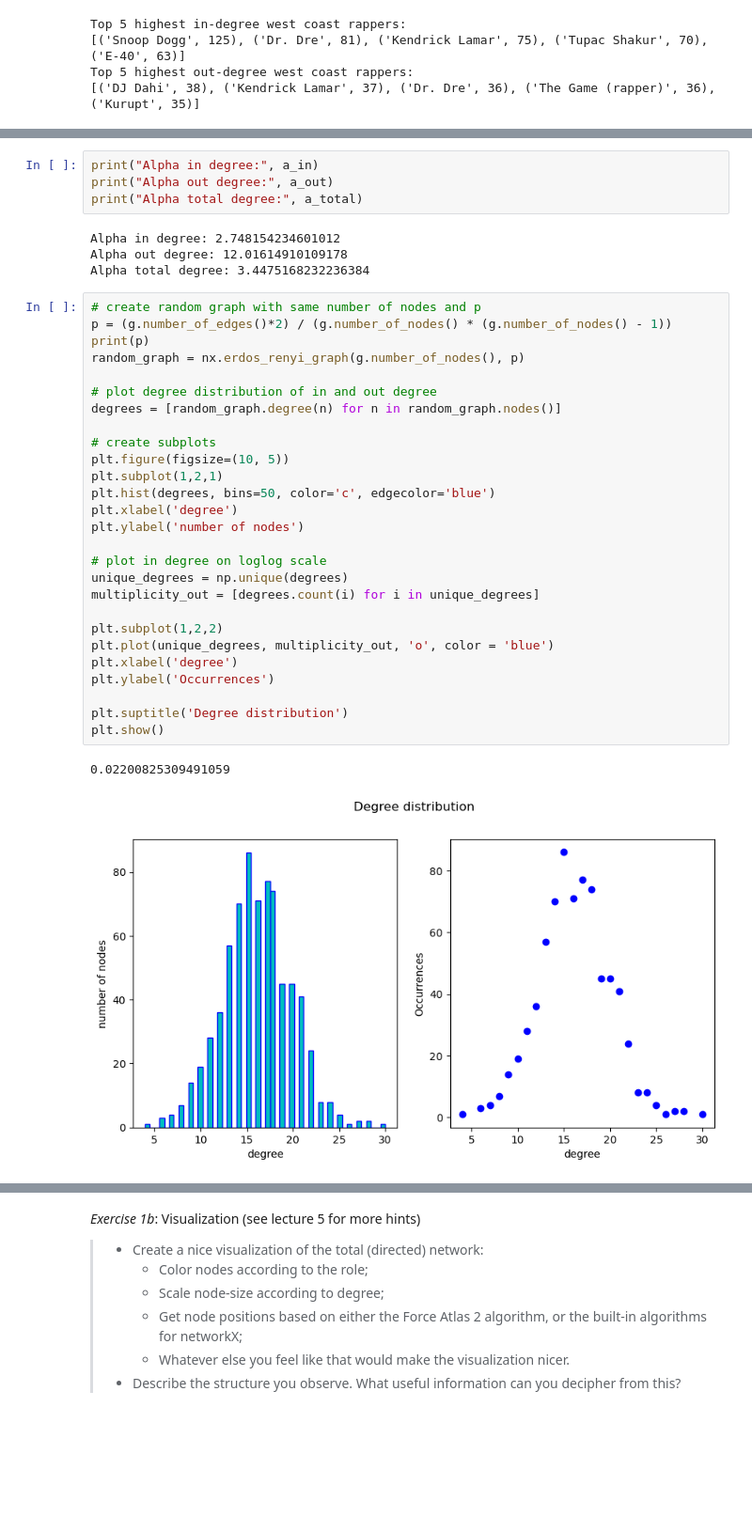
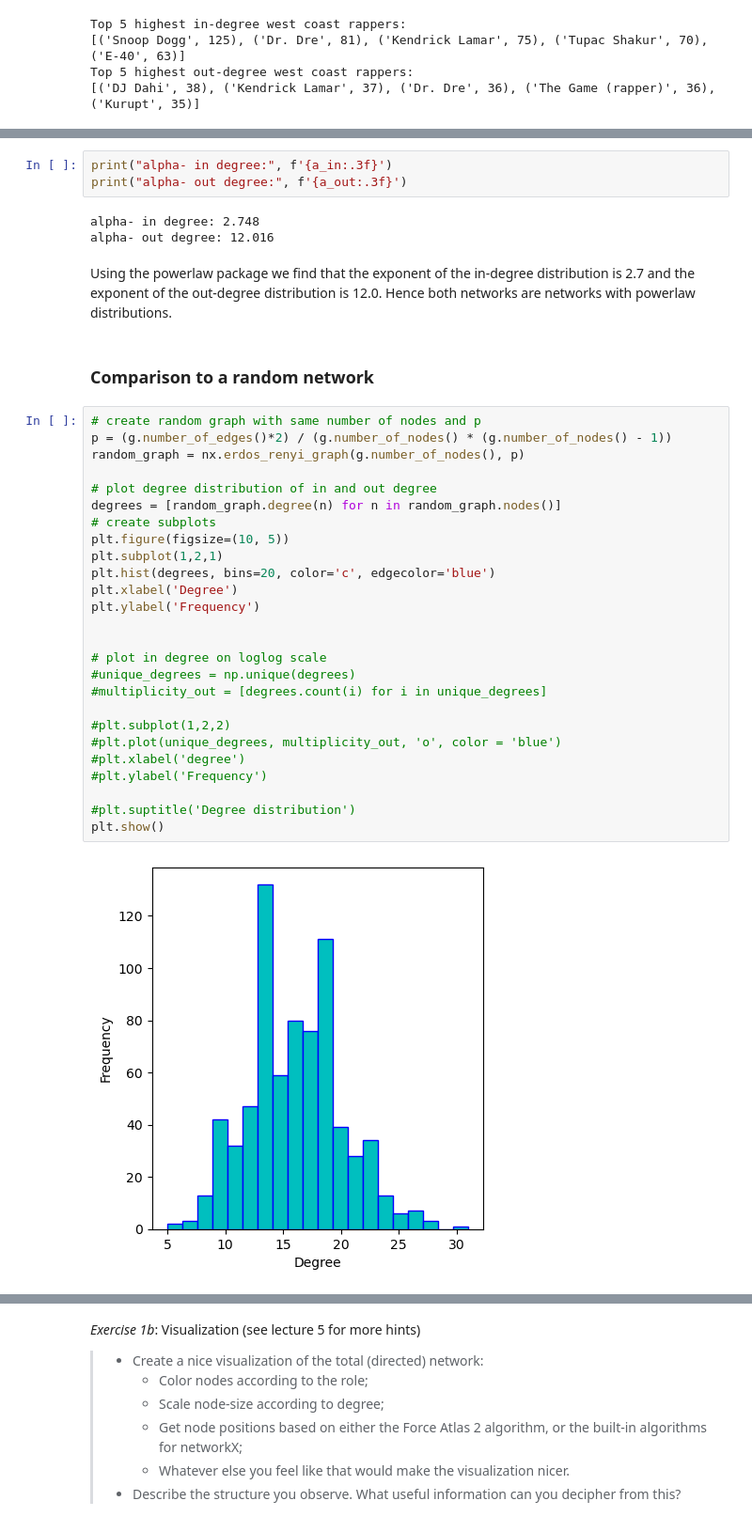
Before and after one commit to s185231/02805_SocialGraphs, a Jupyter notebook: Assignment2.ipynb, the cells around one changed output, grey strips where cells are left out. Shown at 94% size. Drawn from its saved outputs; the diff is of its cells as text; blank space fills up the shorter version.

```diff
--- a/Assignment2.ipynb
+++ b/Assignment2.ipynb
@@ -186,38 +186,38 @@ Values less than or equal to 0 in data. Throwing out 0 or negative values
 # %%
-print("Alpha in degree:", a_in)
-print("Alpha out degree:", a_out)
-print("Alpha total degree:", a_total)
+print("alpha- in degree:", f'{a_in:.3f}')
+print("alpha- out degree:", f'{a_out:.3f}')
 # %% [output]
-Alpha in degree: 2.748154234601012
-Alpha out degree: 12.01614910109178
-Alpha total degree: 3.4475168232236384
+alpha- in degree: 2.748
+alpha- out degree: 12.016
+# %% [markdown]
+Using the powerlaw package we find that the exponent of the in-degree distribution is 2.7 and the exponent of the out-degree distribution is 12.0. Hence both networks are networks with powerlaw distributions.
+# %% [markdown]
+### Comparison to a random network
 # %%
 # create random graph with same number of nodes and p
 p = (g.number_of_edges()*2) / (g.number_of_nodes() * (g.number_of_nodes() - 1))
-print(p)
 random_graph = nx.erdos_renyi_graph(g.number_of_nodes(), p)
 
 # plot degree distribution of in and out degree
 degrees = [random_graph.degree(n) for n in random_graph.nodes()]
-
 # create subplots
 plt.figure(figsize=(10, 5))
 plt.subplot(1,2,1)
-plt.hist(degrees, bins=50, color='c', edgecolor='blue')
-plt.xlabel('degree')
-plt.ylabel('number of nodes')
+plt.hist(degrees, bins=20, color='c', edgecolor='blue')
+plt.xlabel('Degree')
+plt.ylabel('Frequency')
+
 
 # plot in degree on loglog scale
-unique_degrees = np.unique(degrees)
-multiplicity_out = [degrees.count(i) for i in unique_degrees]
+#unique_degrees = np.unique(degrees)
+#multiplicity_out = [degrees.count(i) for i in unique_degrees]
 
-plt.subplot(1,2,2)
-plt.plot(unique_degrees, multiplicity_out, 'o', color = 'blue')
-plt.xlabel('degree')
-plt.ylabel('Occurrences')
+#plt.subplot(1,2,2)
+#plt.plot(unique_degrees, multiplicity_out, 'o', color = 'blue')
+#plt.xlabel('degree')
+#plt.ylabel('Frequency')
 
-plt.suptitle('Degree distribution')
+#plt.suptitle('Degree distribution')
 plt.show()
 # %% [output]
-0.02200825309491059
-[figure, old version]
+[figure, new version]
```
Also changed, not shown: parts of 22 cells of this notebook.
